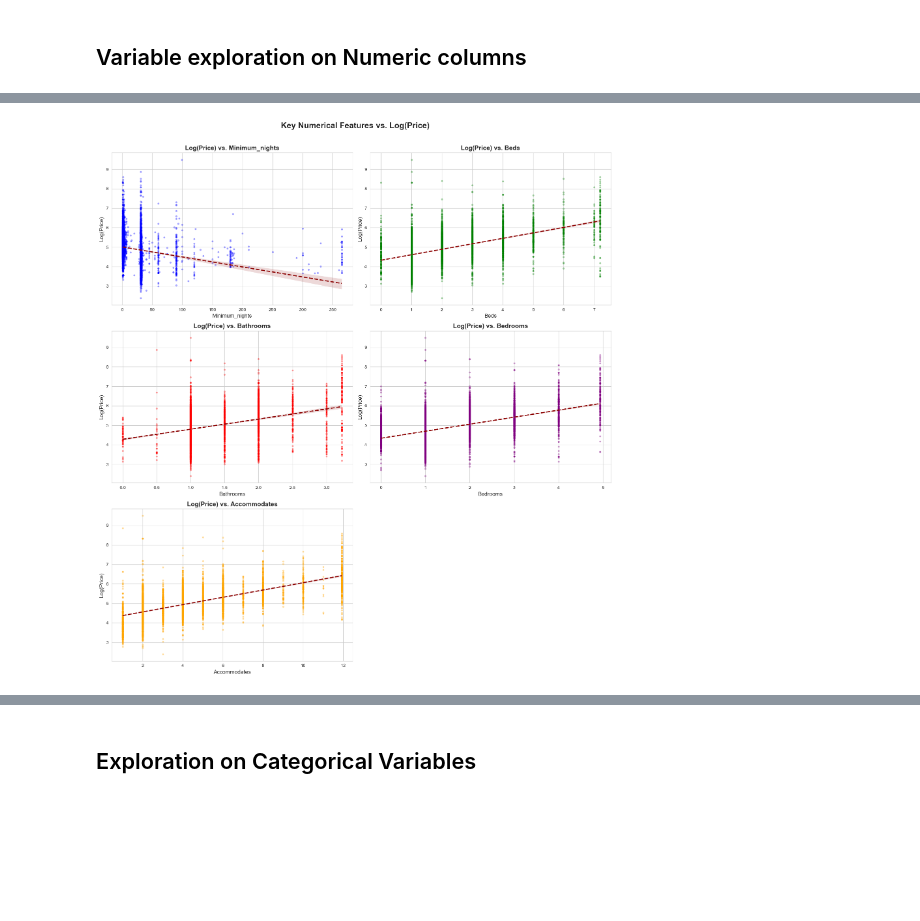
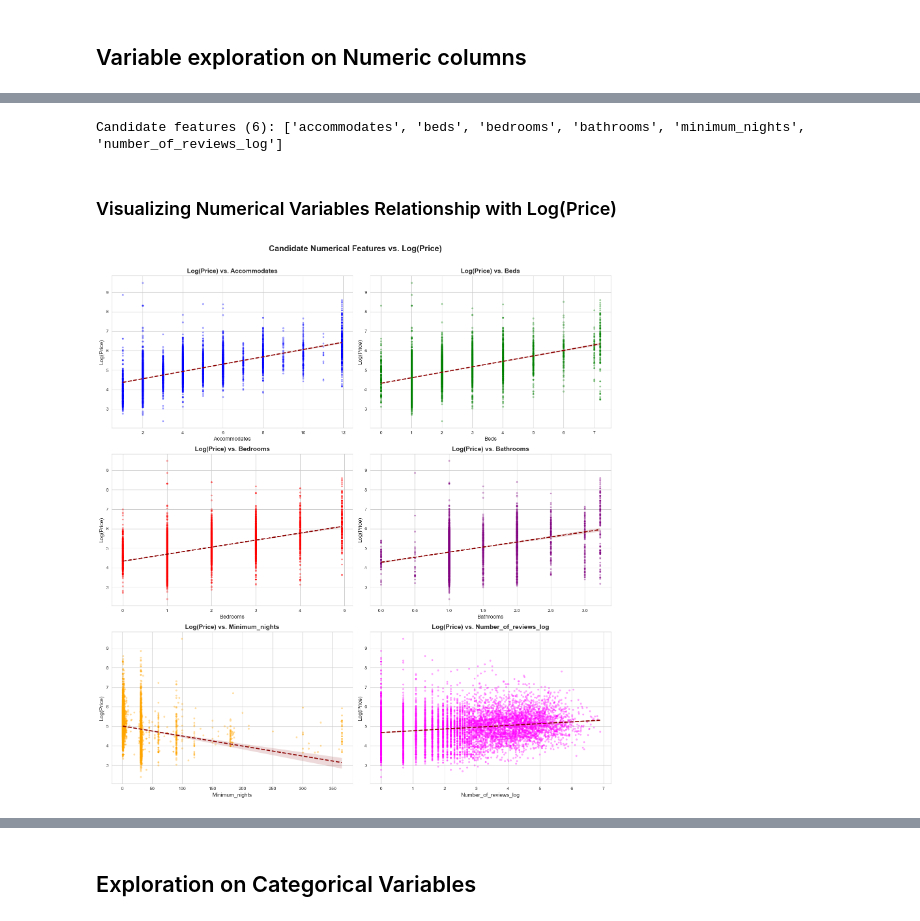
Before and after one commit to othmane-zizi-pro/airbnb_ml_price_prediction, a Jupyter notebook: airbnb_ml_model.ipynb, the cells around one changed output, grey strips where cells are left out. Drawn from its saved outputs; the diff is of its cells as text; code cells hidden in the pictures; blank space fills up the shorter version.

```diff
--- a/airbnb_ml_model.ipynb
+++ b/airbnb_ml_model.ipynb
@@ -779,3 +729,0 @@ The listing price is clearly correlated with geographic locations. We see a dens
-# %%
-#Depending on whether we use these columns in the model later on, can drop
-listings_clean = listings_clean.drop(columns=['latitude', 'longitude'])
@@ -906,60 +874,65 @@ Next, we will visualize the relationships between accomodates, beds, bedrooms, b
+# %%
+#Creating the list of candidate numeric features
+# Filter the existing results DataFrame for absolute correlation > 0.2
+candidate_numeric = corr_df[corr_df['Abs R'] > 0.2]['Feature'].tolist()
+
+# Remove the target variable if it was captured in the list
+if 'price_log' in candidate_numeric:
+    candidate_numeric.remove('price_log')
+
+print(f"Candidate features ({len(candidate_numeric)}): {candidate_numeric}")
+# %% [output]
+Candidate features (6): ['accommodates', 'beds', 'bedrooms', 'bathrooms', 'minimum_nights', 'number_of_reviews_log']
+# %% [markdown]
+### Visualizing Numerical Variables Relationship with Log(Price)
 # %%
 #Create scatter plots with regression lines for the most highly correlated numerical features against log-transformed price
-import warnings
-
-# Suppress warnings for a cleaner output
-warnings.filterwarnings('ignore')
 
 sns.set_style("whitegrid")
 
-# Define Features to Plot ---
-features_to_plot = ['minimum_nights', 'beds', 'bathrooms', 'bedrooms', 'accommodates']
-colors = ['blue', 'green', 'red', 'purple', 'orange']
+# Define Features to Plot
+features_to_plot = ['accommodates', 'beds','bedrooms','bathrooms','minimum_nights','number_of_reviews_log']
+colors = ['blue', 'green', 'red', 'purple', 'orange','magenta']
 
 # Create subplots
 fig, axes = plt.subplots(3, 2, figsize=(16, 18))
-fig.suptitle('Key Numerical Features vs. Log(Price)', fontsize=18, fontweight='bold')
+fig.suptitle('Candidate Numerical Features vs. Log(Price)', fontsize=18, fontweight='bold')
 
 # Flatten the axes array for easy iteration
 axes_flat = axes.flatten()
 
-# Loop and Plot
+# Loop through features list and plot versus log price
 for i, feature in enumerate(features_to_plot):
     ax = axes_flat[i]
 
     # Check if the feature exists in the DataFrame to avoid KeyErrors
     if feature in listings_clean.columns:
         # Use regplot for scatter + regression line
         # Use scatter_kws to make points semi-transparent for readability
         sns.regplot(
             data=listings_clean,
             x=feature,
             y='price_log',
             ax=ax,
             color=colors[i],
             scatter_kws={'alpha': 0.3, 's': 10}, # s = point size
             line_kws={'color': 'darkred', 'linestyle': '--'}
         )
 
         ax.set_title(f'Log(Price) vs. {feature.capitalize()}', fontsize=14, fontweight='bold')
         ax.set_xlabel(feature.capitalize(), fontsize=12)
         ax.set_ylabel('Log(Price)', fontsize=12)
 
     else:
         # Handle case where a column might be missing
         ax.set_title(f"Column '{feature}' not found", fontsize=14, fontweight='bold')
         ax.text(0.5, 0.5, f"'{feature}' not in DataFrame",
                 horizontalalignment='center',
                 verticalalignment='center',
                 transform=ax.transAxes,
                 color='red')
 
-# Clean up and Show
- # Turn off the last unused subplot
-if len(features_to_plot) < len(axes_flat):
-    axes_flat[-1].set_visible(False)
-
 plt.tight_layout(rect=[0, 0.03, 1, 0.97])
 plt.show()
 # %% [output]
-[figure, old version]
+[figure, new version]
```
Also changed, not shown: parts of 60 cells of this notebook.
